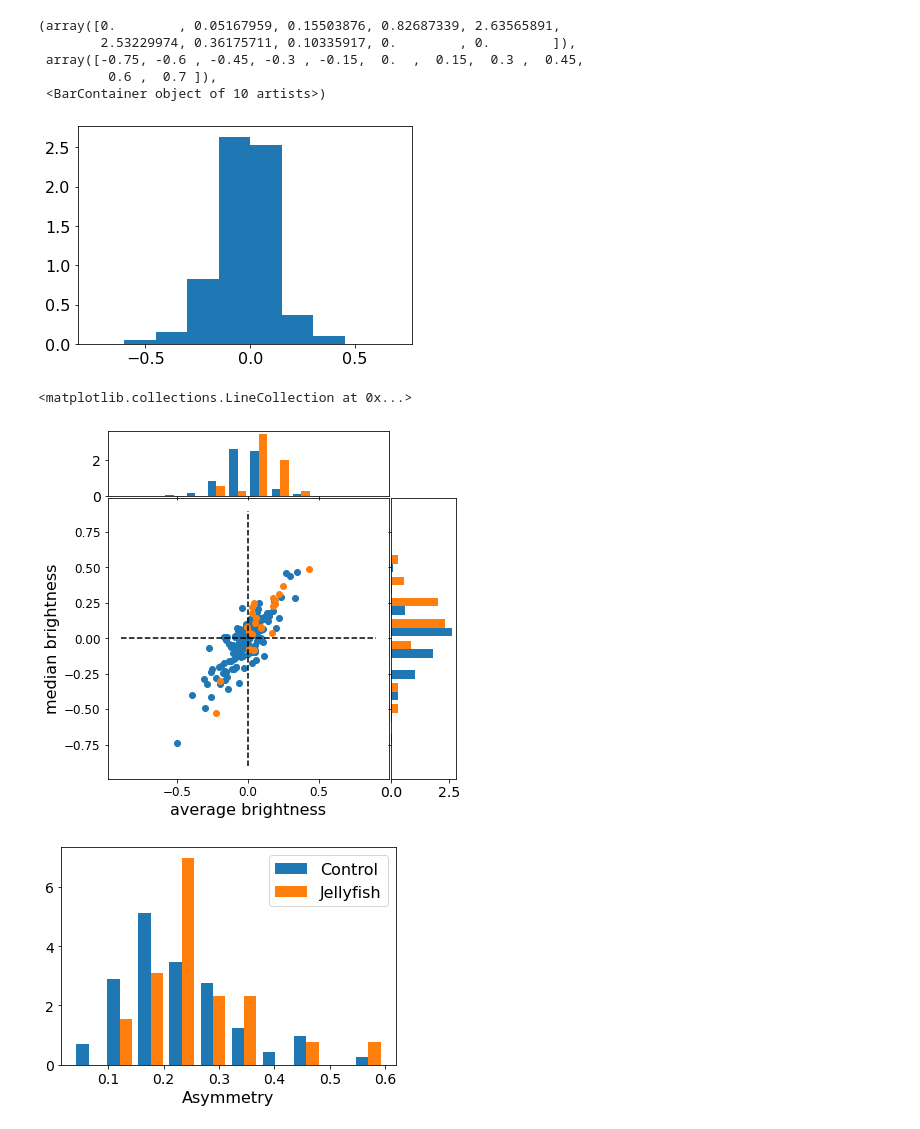
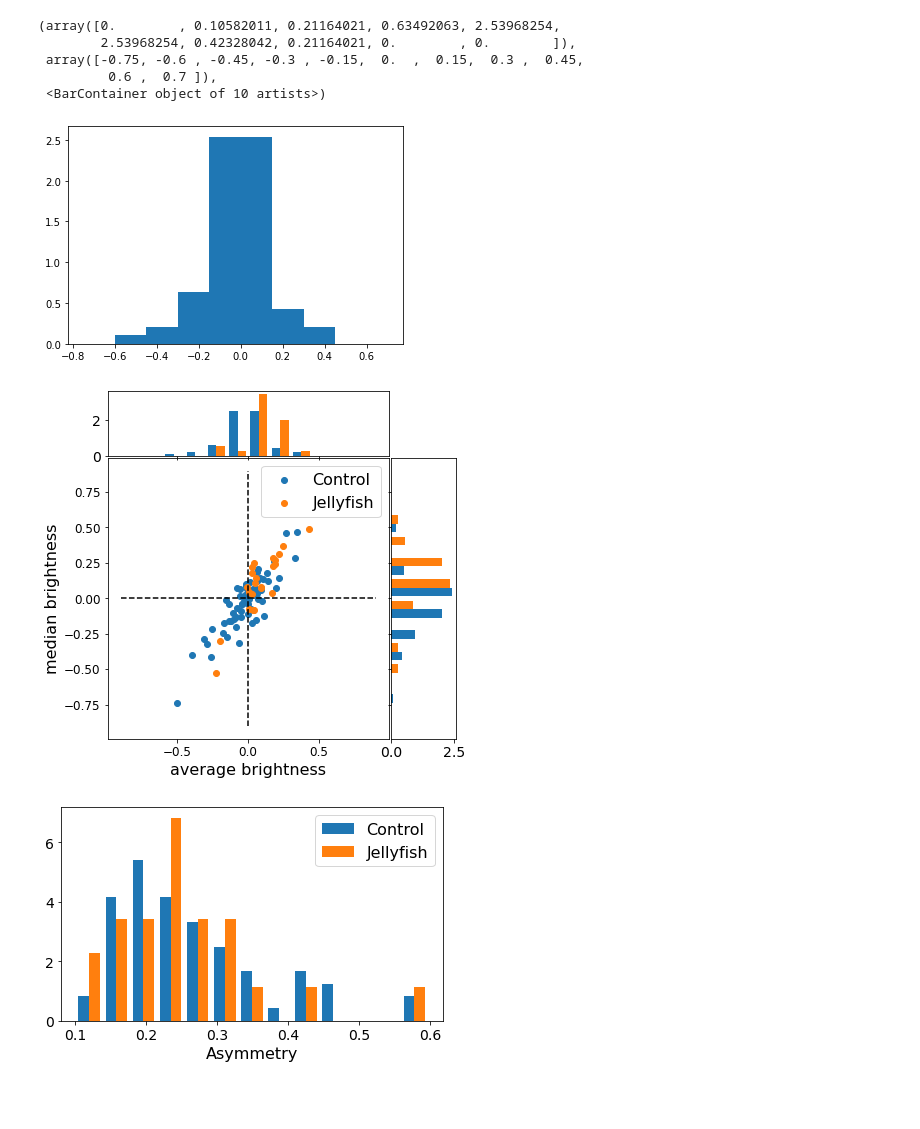
Before and after one commit to CoolTowel/JellyFish, a Jupyter notebook: Diagrams_2.ipynb, the cells around one changed output. Saved outputs shown, nothing was run; the diff lists cells and outputs as text; code cells hidden in the pictures; blank space fills up the shorter version.

```diff
--- a/Diagrams_2.ipynb
+++ b/Diagrams_2.ipynb
@@ -4,7 +4,7 @@ from astropy.io import fits
 from astropy.table import Table
 import numpy as np
 # %%
-control = Table.read('./data2/control_stat_LoTSS_129.fits')
+control = Table.read('./data2/control_stat_LoTSS_63_sorted.fits')
 jelly = Table.read('./stat2/stat_sfr_6_23_all_data.fits')
 # control_hb = Table.read('./stat/control_stat_5_7_hb.fits')
 
@@ -21,17 +21,17 @@ jelly = Table.read('./stat2/stat_sfr_6_23_all_data.fits')
 # control_hb = control_hb[mask]
 # %%
 bins = [-0.75, -0.6, -0.45, -0.3, -.15, 0, 0.15, 0.3, 0.45, 0.6, 0.7]
-plt.hist((control['lead_mean'] - control['trail_mean']) /
-         (control['lead_mean'] + control['trail_mean']),
+plt.hist((control['lead_mass_mean'] - control['trail_mass_mean']) /
+         (control['lead_mass_mean'] + control['trail_mass_mean']),
          bins=bins,
          density=True)
 # %% [output]
-(array([0.        , 0.05167959, 0.15503876, 0.82687339, 2.63565891,
-        2.53229974, 0.36175711, 0.10335917, 0.        , 0.        ]),
+(array([0.        , 0.10582011, 0.21164021, 0.63492063, 2.53968254,
+        2.53968254, 0.42328042, 0.21164021, 0.        , 0.        ]),
  array([-0.75, -0.6 , -0.45, -0.3 , -0.15,  0.  ,  0.15,  0.3 ,  0.45,
          0.6 ,  0.7 ]),
  <BarContainer object of 10 artists>)
-[figure, old version]
+[figure, new version]
 # %%
 plt.rcParams['font.size'] = 16
 # definitions for the axes
@@ -44,7 +44,6 @@ rect_histy = [left + width + spacing, bottom, 0.15, height]
 
 # start with a square Figure
 fig = plt.figure(figsize=(6, 6))
-
 ax = fig.add_axes(rect_scatter)
 ax_histx = fig.add_axes(rect_histx, sharex=ax)
 ax_histy = fig.add_axes(rect_histy, sharey=ax)
@@ -58,8 +57,8 @@ j = (control['lead_median'] - control['trail_median']) / (control['lead_median']
                                                    control['trail_median'])
 
 ax.scatter(i, j, label='Control')
-ax.scatter(x, y, label='Jelly')
-#ax.legend()
+ax.scatter(x, y, label='Jellyfish')
+ax.legend()
 ax_histx.tick_params(axis="x", labelbottom=False)
 ax_histy.tick_params(axis="y", labelleft=False)
 ax_histx.tick_params(axis="y", labelsize=14)
@@ -73,23 +72,27 @@ ax_histx.hist([i, x], bins=bins, density=True)
 ax_histy.hist([j, y], bins=bins, orientation='horizontal', density=True)
 ax.vlines(0, -0.9, 0.9, colors="black", linestyles="dashed")
 ax.hlines(0, -0.9, 0.9, colors="black", linestyles="dashed")
-#fig.savefig('scatter.svg')
+
+plt.tight_layout()
+fig.savefig('scatter_lofar.pdf')
 # %% [output]
-<matplotlib.collections.LineCollection at 0x...>
-[figure, old version]
+[figure, new version]
 # %%
 plt.hist([control['asymmetry'], jelly['asymmetry']],
          #cumulative=True,
          #histtype='step',
-         bins=10,
+         bins=13,
          density=True,
          label=['Control', 'Jellyfish'])
 ax = plt.gca()
 ax.set_xlabel('Asymmetry')
 ax.legend()
 ax.tick_params(labelsize=14)
+fig = plt.gcf()
+plt.tight_layout()
+fig.savefig('asy_hist_lofar.pdf')
 # %% [output]
-[figure, old version]
+[figure, new version]
 # %%
 x = control['log_M']
 y = np.log10(control['sfr'])
```
Also changed, not shown: parts of 8 cells of this notebook, 10 other files.
